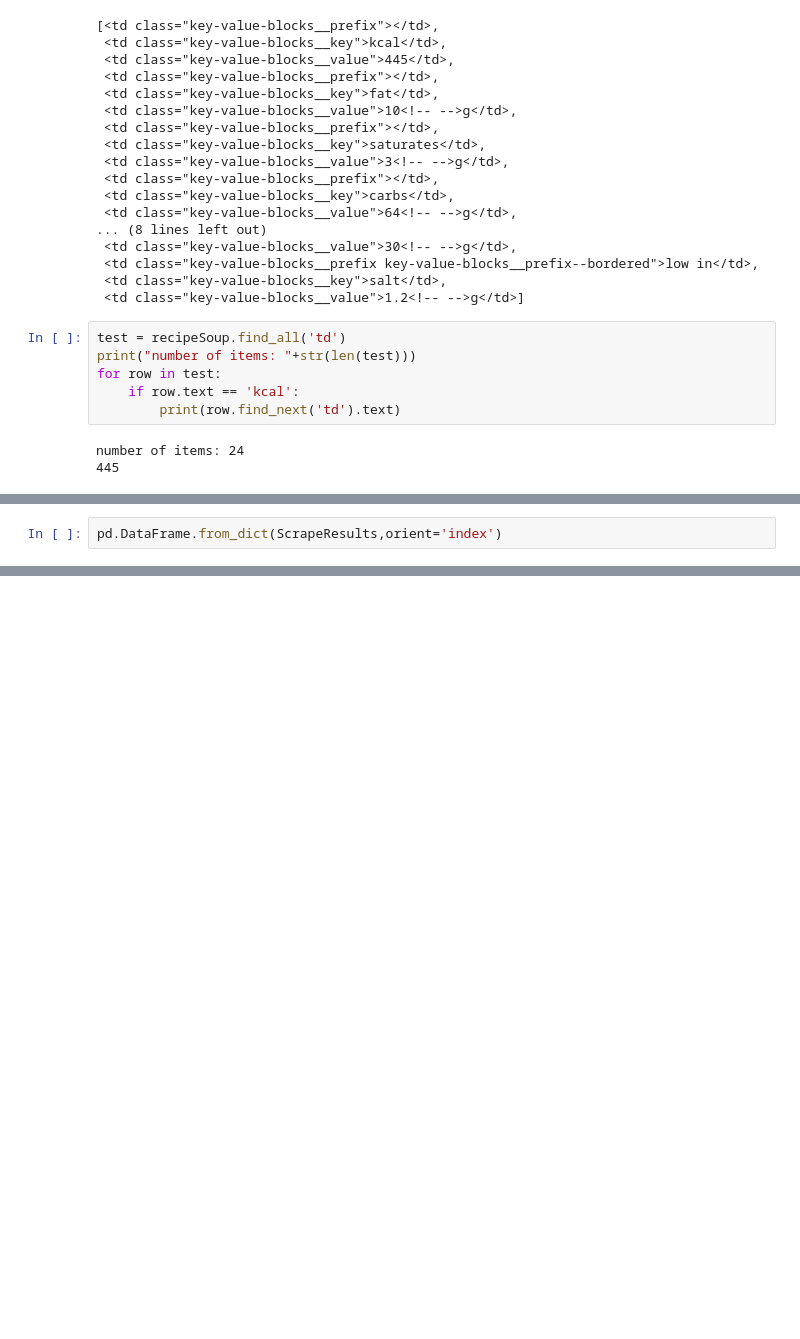
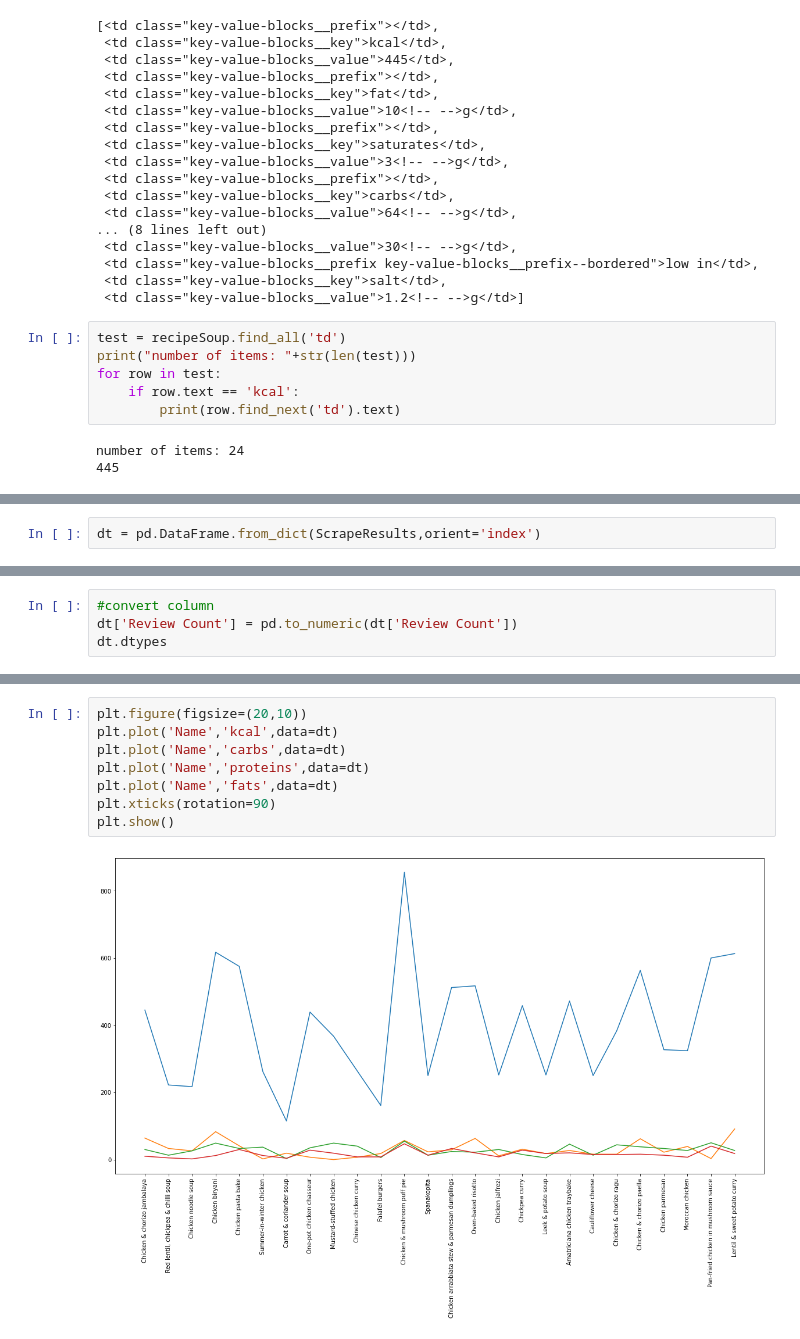
Before and after one commit to Ebuka21/Webscraping, a Jupyter notebook: FoodRecipeWebscraping.ipynb, the cells around one changed output, grey strips where cells are left out. Saved outputs shown, nothing was run; the diff lists cells and outputs as text; blank space fills up the shorter version.

```diff
--- a/FoodRecipeWebscraping.ipynb
+++ b/FoodRecipeWebscraping.ipynb
@@ -246,2 +255,2 @@ This next section will be making use of pandas library to convert the dictionary
 # %%
-pd.DataFrame.from_dict(ScrapeResults,orient='index')
+dt = pd.DataFrame.from_dict(ScrapeResults,orient='index')
@@ -265,0 +314,4 @@ pd.DataFrame.from_dict(ScrapeResults,orient='index')
+# %%
+#convert column
+dt['Review Count'] = pd.to_numeric(dt['Review Count'])
+dt.dtypes
@@ -265,0 +358,10 @@ pd.DataFrame.from_dict(ScrapeResults,orient='index')
+# %%
+plt.figure(figsize=(20,10))
+plt.plot('Name','kcal',data=dt)
+plt.plot('Name','carbs',data=dt)
+plt.plot('Name','proteins',data=dt)
+plt.plot('Name','fats',data=dt)
+plt.xticks(rotation=90)
+plt.show()
+# %% [output]
+[figure, added]
```
Also changed, not shown: parts of 30 cells of this notebook.
